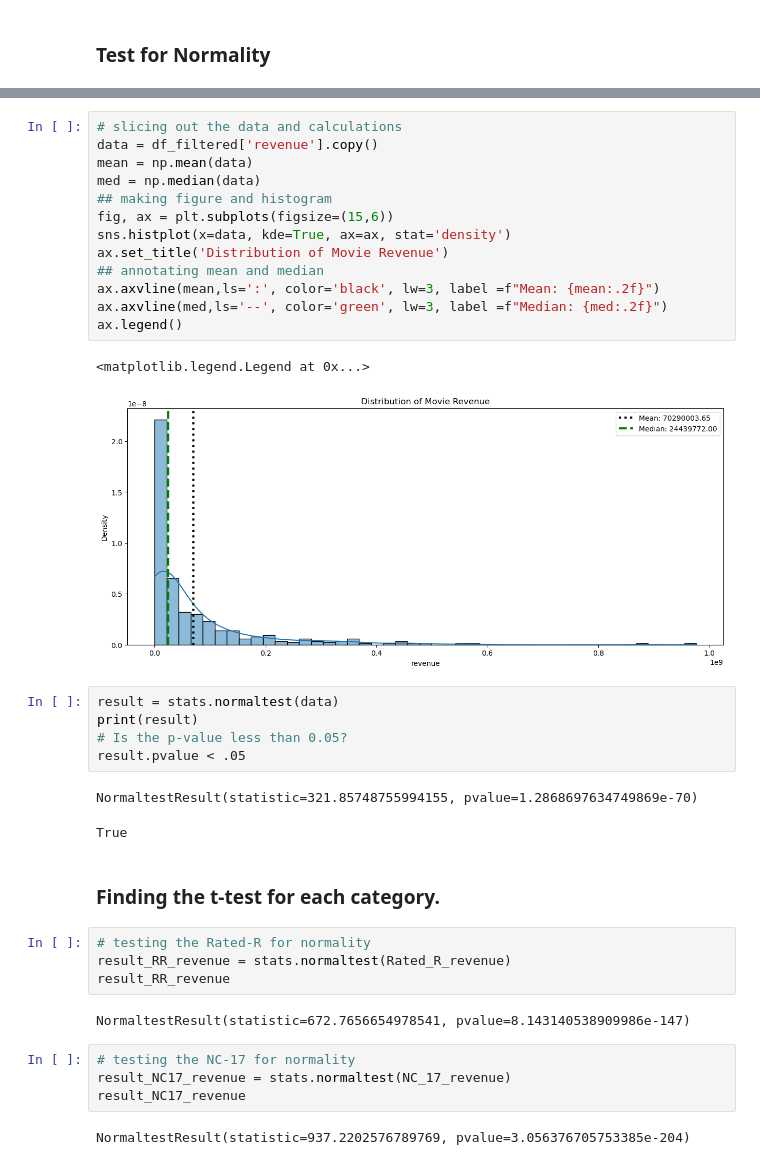
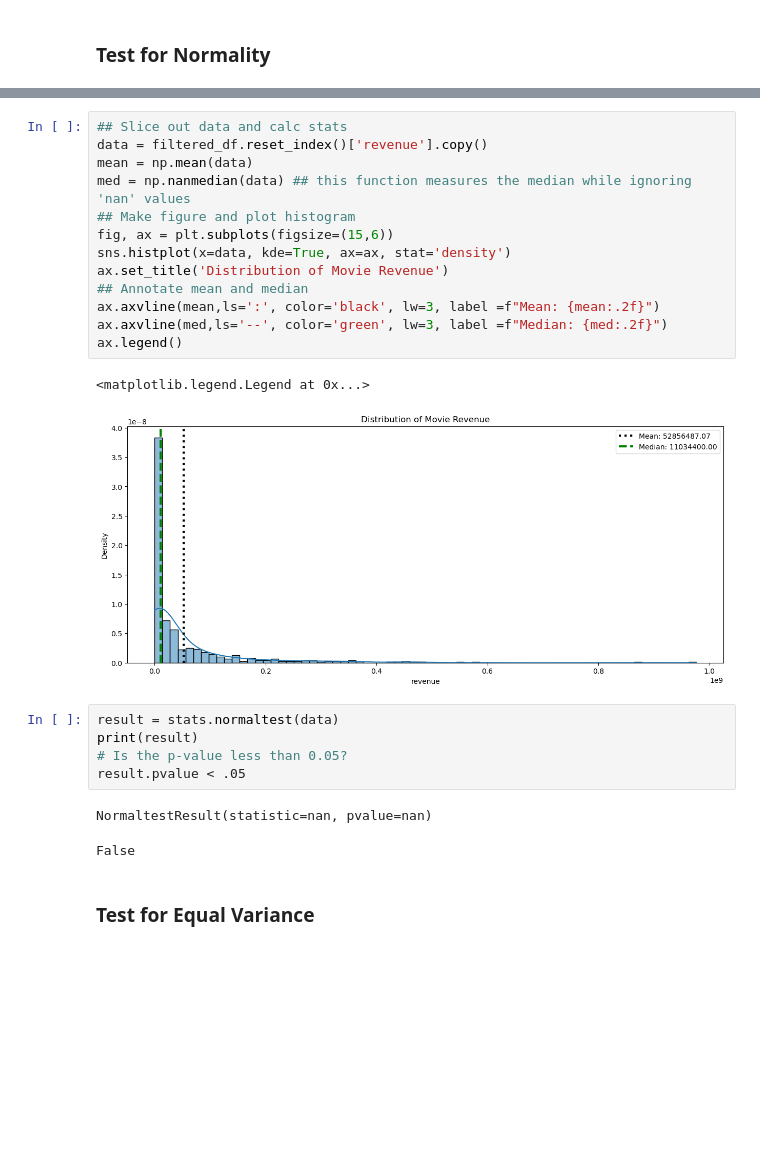
Before and after one commit to rimchristian/IMDB-Movies, a Jupyter notebook: Movies - Hypothesis Testing.ipynb, the cells around one changed output, grey strips where cells are left out. Drawn from its saved outputs; the diff is of its cells as text; blank space fills up the shorter version.

```diff
--- a/Movies - Hypothesis Testing.ipynb
+++ b/Movies - Hypothesis Testing.ipynb
@@ -325,38 +339,26 @@ np.sum(outliers)
 # %%
-# slicing out the data and calculations
-data = df_filtered['revenue'].copy()
+## Slice out data and calc stats
+data = filtered_df.reset_index()['revenue'].copy()
 mean = np.mean(data)
-med = np.median(data)
-## making figure and histogram
+med = np.nanmedian(data) ## this function measures the median while ignoring 'nan' values
+## Make figure and plot histogram
 fig, ax = plt.subplots(figsize=(15,6))
 sns.histplot(x=data, kde=True, ax=ax, stat='density')
 ax.set_title('Distribution of Movie Revenue')
-## annotating mean and median
+## Annotate mean and median
 ax.axvline(mean,ls=':', color='black', lw=3, label =f"Mean: {mean:.2f}")
 ax.axvline(med,ls='--', color='green', lw=3, label =f"Median: {med:.2f}")
 ax.legend()
 # %% [output]
 <matplotlib.legend.Legend at 0x...>
-[figure, old version]
+[figure, new version]
 # %%
 result = stats.normaltest(data)
 print(result)
 # Is the p-value less than 0.05?
 result.pvalue < .05
 # %% [output]
-NormaltestResult(statistic=321.85748755994155, pvalue=1.2868697634749869e-70)
+NormaltestResult(statistic=nan, pvalue=nan)
-True
+False
 # %% [markdown]
-### Finding the t-test for each category.
+### Test for Equal Variance
-# %%
-# testing the Rated-R for normality
-result_RR_revenue = stats.normaltest(Rated_R_revenue)
-result_RR_revenue
-# %% [output]
-NormaltestResult(statistic=672.7656654978541, pvalue=8.143140538909986e-147)
-# %%
-# testing the NC-17 for normality
-result_NC17_revenue = stats.normaltest(NC_17_revenue)
-result_NC17_revenue
-# %% [output]
-NormaltestResult(statistic=937.2202576789769, pvalue=3.056376705753385e-204)
```
Also changed, not shown: parts of 90 cells of this notebook.
